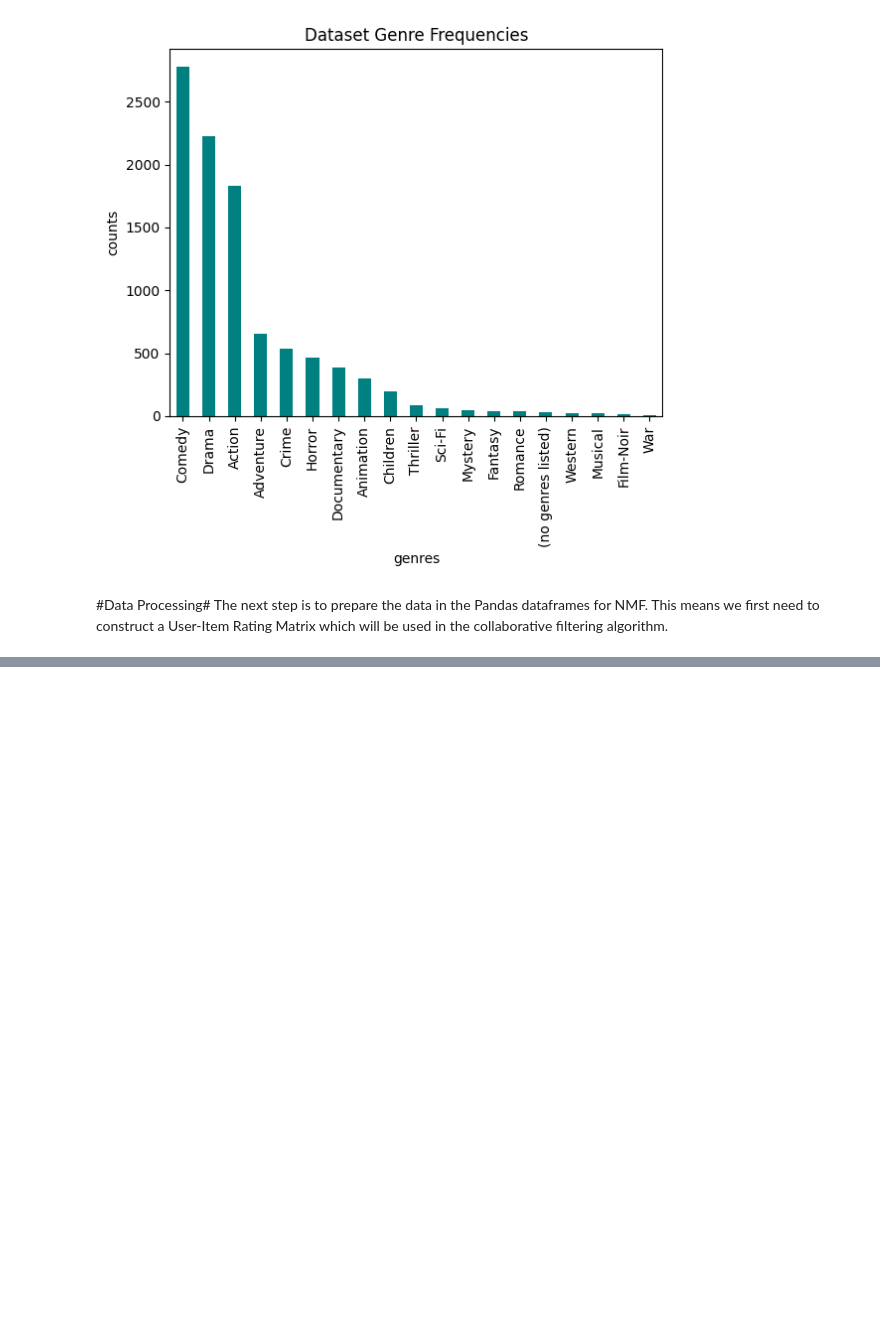
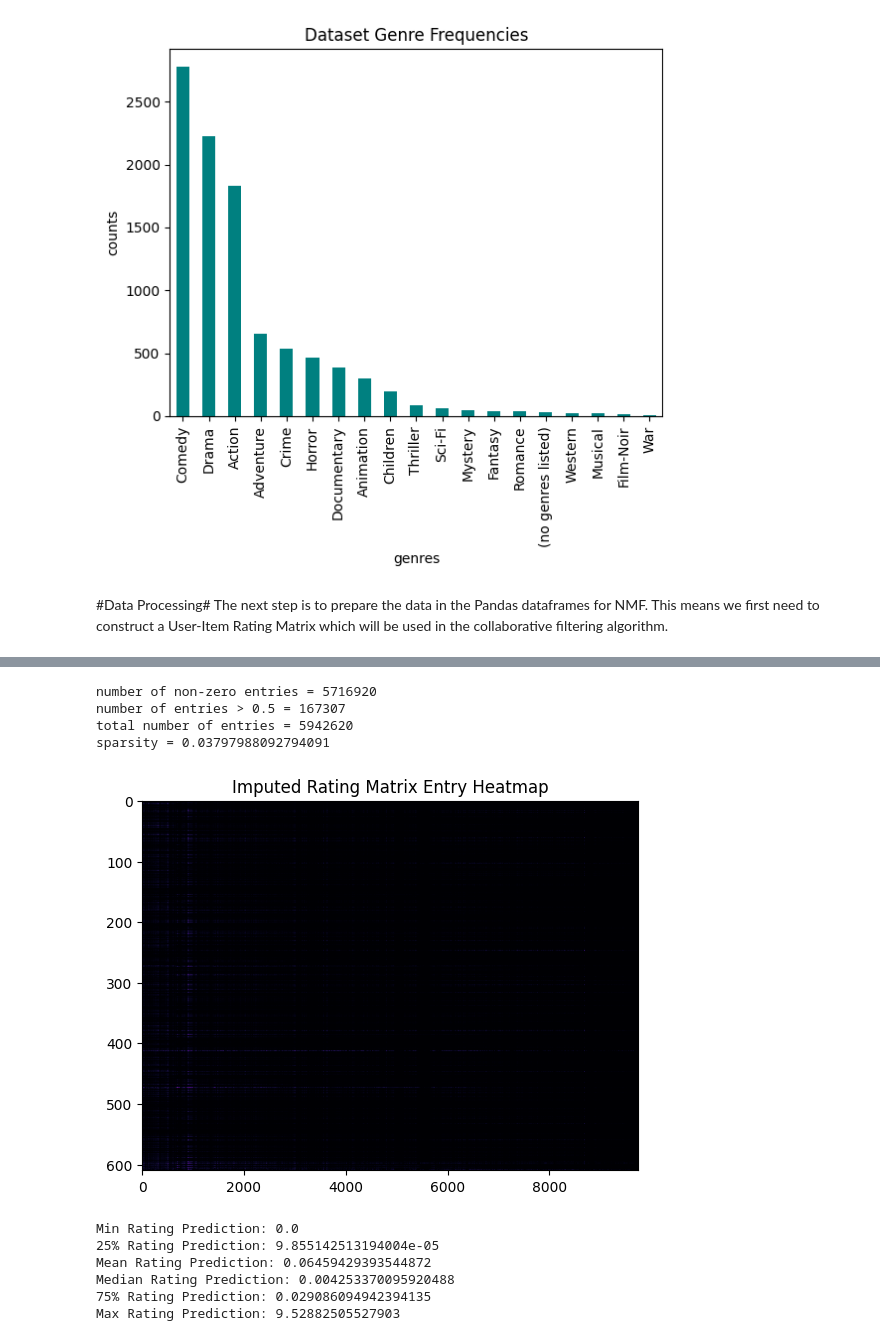
Before and after one commit to tylerheadley/Movie-Recommender-NMF, a Jupyter notebook: MovieRecommender.ipynb, the cells around one changed output, grey strips where cells are left out. Saved outputs shown, nothing was run; the diff lists cells and outputs as text; code cells hidden in the pictures; blank space fills up the shorter version.

```diff
--- a/MovieRecommender.ipynb
+++ b/MovieRecommender.ipynb
@@ -153,3 +143,24 @@ print(errors)
+# %%
+#@title Define Progress Bar
+from IPython.display import HTML, display
+import time
+
+def progress(value, max=100):
+    return HTML("""
+        <div>Training Completion:</div>
+        <progress
+            value='{value}'
+            max='{max}',
+            style='width: 20%'
+        >
+            {value}
+        </progress>
+    """.format(value=value, max=max))
+
+# out = display(progress(0, 100), display_id=True)
+# for ii in range(101):
+#     time.sleep(0.02)
+#     out.update(progress(ii, 100))
 # %%
 def rmse(R_hat, validation_set):
   validation_set_size = len(validation_set)
@@ -160,0 +215,30 @@ def rmse(R_hat, validation_set):
+# %%
+# display values of matrix entries by index
+print("number of non-zero entries =", np.count_nonzero(X_hat))
+print("number of entries > 0.5 =", np.count_nonzero(np.floor(X_hat * 2)))
+print("total number of entries =", X_hat.shape[0]*X_hat.shape[1])
+print("sparsity =", 1 - (np.count_nonzero(X_hat)/(X_hat.shape[0]*X_hat.shape[1])))
+
+plt.imshow(X_hat, aspect='auto', cmap="inferno")
+plt.title('Imputed Rating Matrix Entry Heatmap')
+plt.show()
+
+# summarize rating prediction statistics
+print(f"Min Rating Prediction: {np.min(X_hat)}")
+print(f"25% Rating Prediction: {np.percentile(X_hat, 25)}")
+print(f"Mean Rating Prediction: {np.mean(X_hat)}")
+print(f"Median Rating Prediction: {np.median(X_hat)}")
+print(f"75% Rating Prediction: {np.percentile(X_hat, 75)}")
+print(f"Max Rating Prediction: {np.max(X_hat)}")
+# %% [output]
+number of non-zero entries = 5716920
+number of entries > 0.5 = 167307
+total number of entries = 5942620
+sparsity = 0.03797988092794091
+[figure, added]
+Min Rating Prediction: 0.0
+25% Rating Prediction: 9.855142513194004e-05
+Mean Rating Prediction: 0.06459429393544872
+Median Rating Prediction: 0.004253370095920488
+75% Rating Prediction: 0.029086094942394135
+Max Rating Prediction: 9.52882505527903
```
Also changed, not shown: parts of 28 cells of this notebook.
